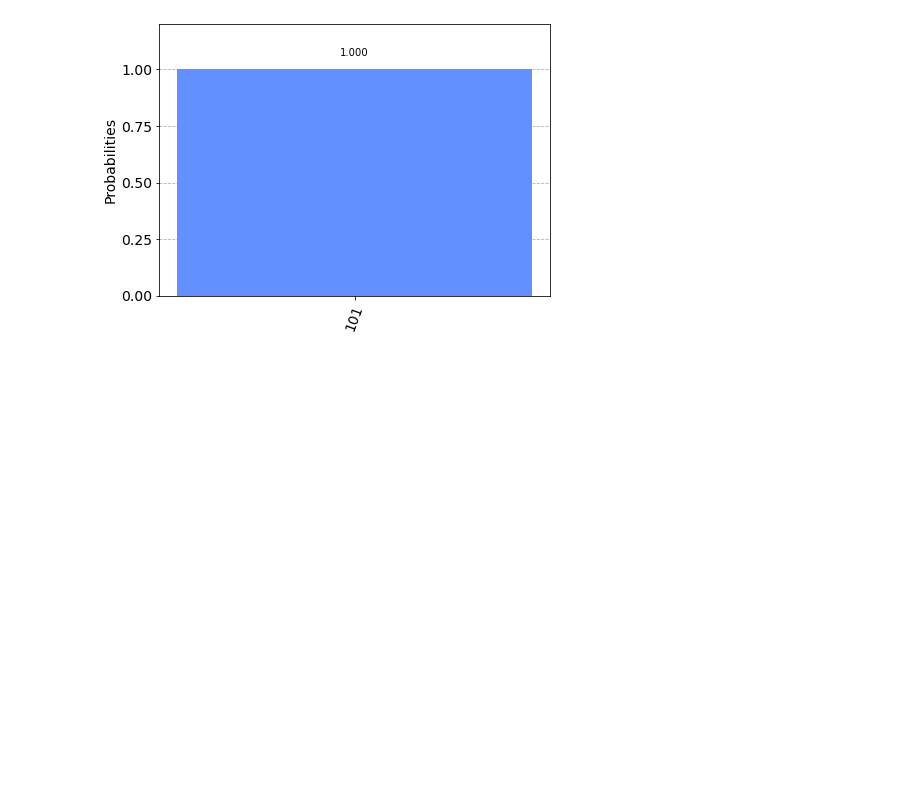
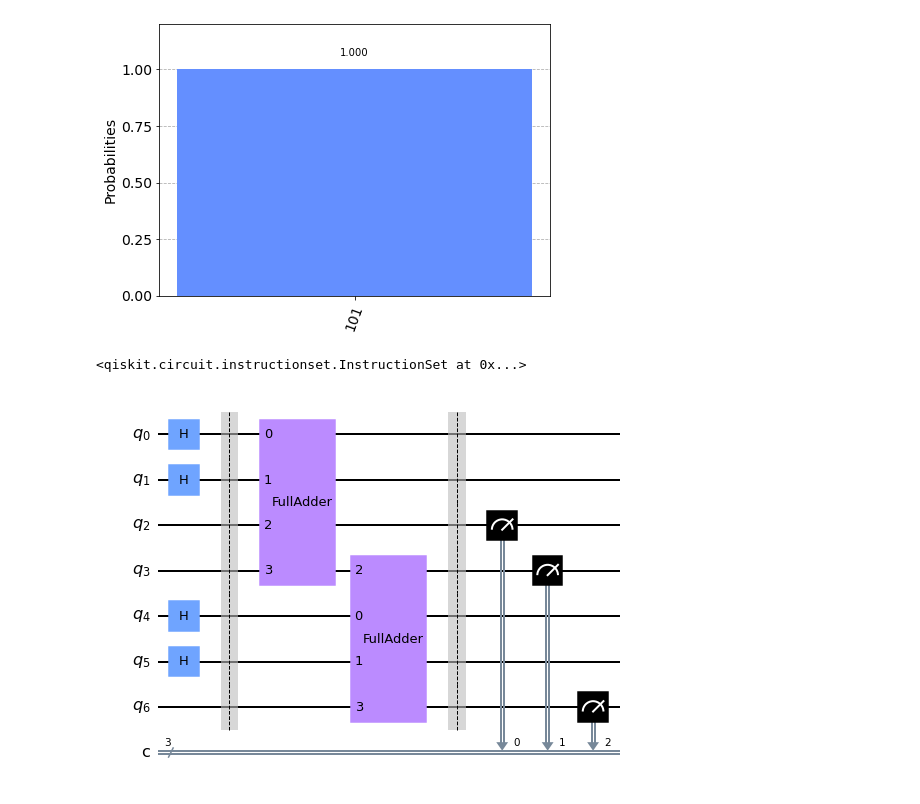
Before and after one commit to t11s/qiskit_full_adder, a Jupyter notebook: full adder.ipynb, the cells around one changed output. Cells and saved outputs as stored; diff of their text form; code cells hidden in the pictures; blank space fills up the shorter version.

Commit message:
Added extra examples
Added superposition & Bell State addition examples

```diff
--- a/full adder.ipynb
+++ b/full adder.ipynb
@@ -92,3 +54,24 @@ result=execute(twoBitAdd,backend=simulator).result()
 plot_histogram(result.get_counts())
 # %% [output]
 [figure]
+# %%
+supAdd=QuantumCircuit(7,3)
+#
+# example adds superposition of all possible 2 qubit inputs
+# output will be superposition of all possible sums
+#
+supAdd.h(0)
+supAdd.h(1)
+supAdd.h(4)
+supAdd.h(5)
+supAdd.barrier([0,1,2,3,4,5,6])
+supAdd.append(fullAdder,[0,1,2,3])
+supAdd.append(fullAdder,[4,5,3,6])
+supAdd.barrier([0,1,2,3,4,5,6])
+supAdd.measure([2,3,6],[0,1,2])
+# %% [output]
+<qiskit.circuit.instructionset.InstructionSet at 0x...>
+# %%
+supAdd.draw('mpl')
+# %% [output]
+[figure, added]
```
Also changed, not shown: parts of 8 cells of this notebook.
